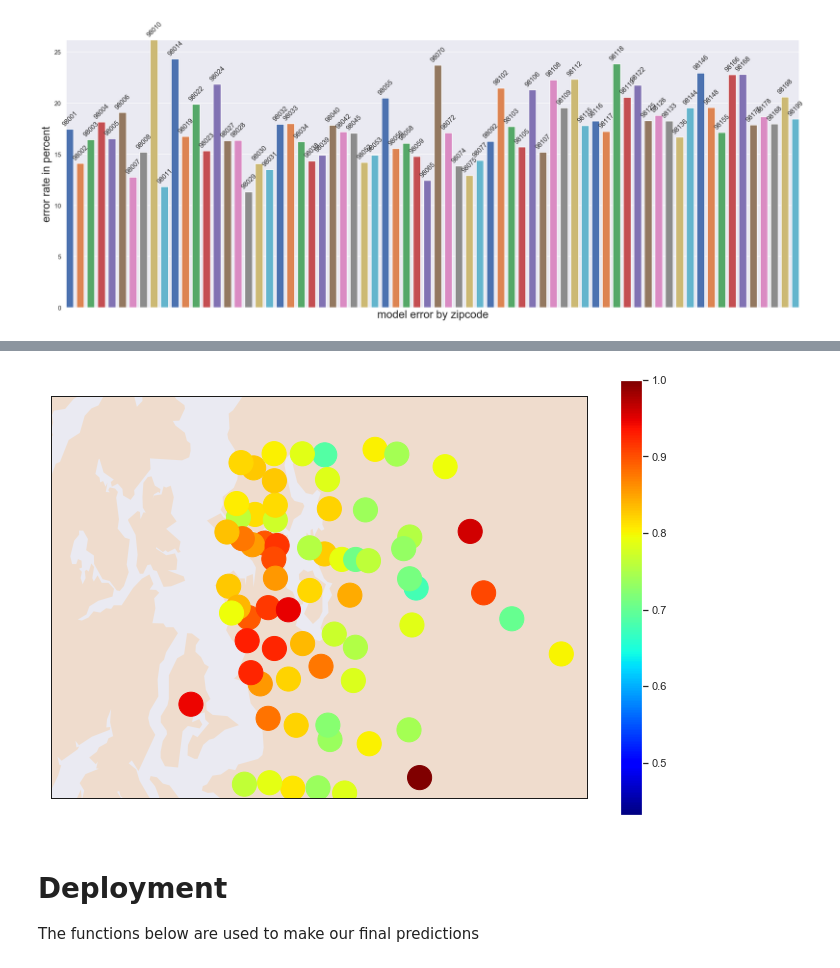
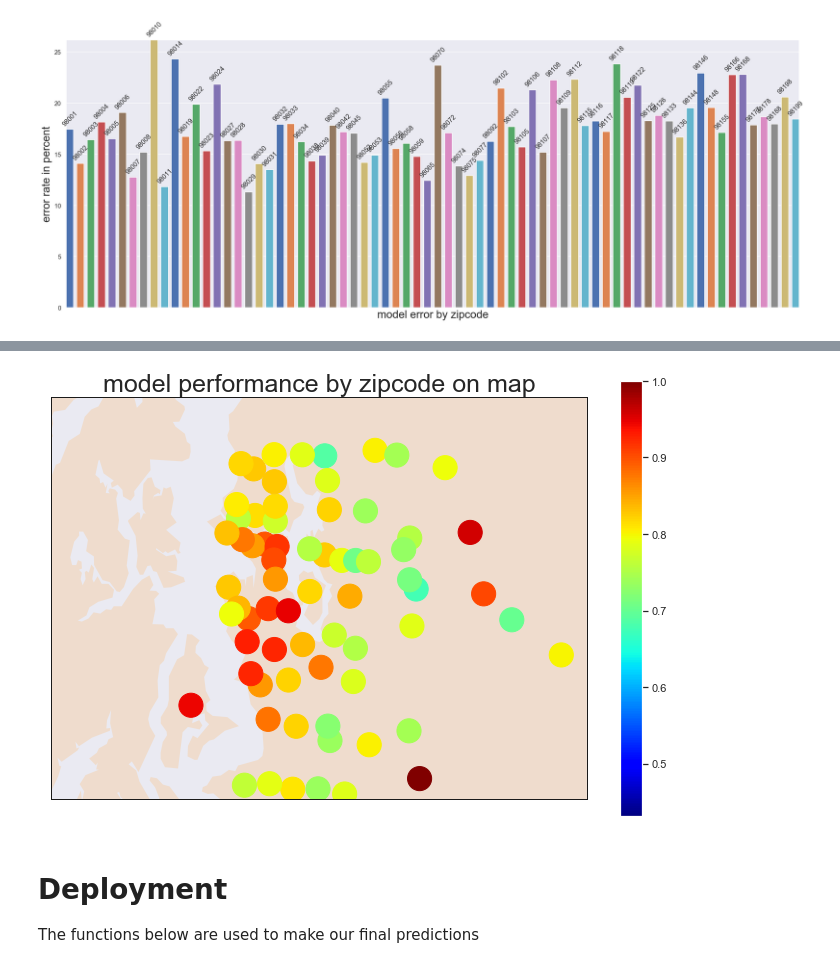
Before and after one commit to AlludedCrabb/Data-Science-Housing-Data-Project, a Jupyter notebook: Jacob_Taeho project.ipynb, the cells around one changed output, grey strips where cells are left out. Saved outputs shown, nothing was run; the diff lists cells and outputs as text; code cells hidden in the pictures.

```diff
--- a/Jacob_Taeho project.ipynb
+++ b/Jacob_Taeho project.ipynb
@@ -501,34 +510,35 @@ colors = [plt.cm.jet(color) for color in c]  # gets the RGBA values from a float
 #     circle = plt.Circle((a, b), size, color=color, fill=False)
 #     ax.add_artist(circle)
 
 
 m = Basemap(projection='stere', lat_0=df.lat.mean(), lon_0=df.long.mean(),
             width=80000, height=60000, resolution='h', ax=ax)
 m.fillcontinents(color="#F5D0A9", lake_color='#A9E2F3', alpha=.5)
 m.drawmapboundary()
 
 for zipcode, rmse, color in zip(zipcodes, rmses, colors):
     location = zip_loc_df.loc[zip_loc_df['Zip'] == int(zipcode), ['Latitude', 'Longitude']]
     lat = location.Latitude
     lng = location.Longitude
 
     lat = lat.values[0]
     lng = lng.values[0]
 
     circle = plt.Circle(xy=m(lng, lat),
                         radius=1800-(rmse/1000),
                         fill=True,
                         color=color)
     ax.add_patch(circle)
 
 # m.drawmapboundary()
 # m.drawcoastlines()
 
 plt.scatter(zipcodes,rmses,s=0, c=c, cmap='jet', facecolors='none')
 plt.colorbar()
+plt.title('model performance by zipcode on map',fontsize=25)
 plt.show()
 # %% [output]
-[figure, old version]
+[figure, new version]
 # %% [markdown]
 # Deployment
 The functions below are used to make our final predictions
```
Also changed, not shown: parts of 3 cells of this notebook.
